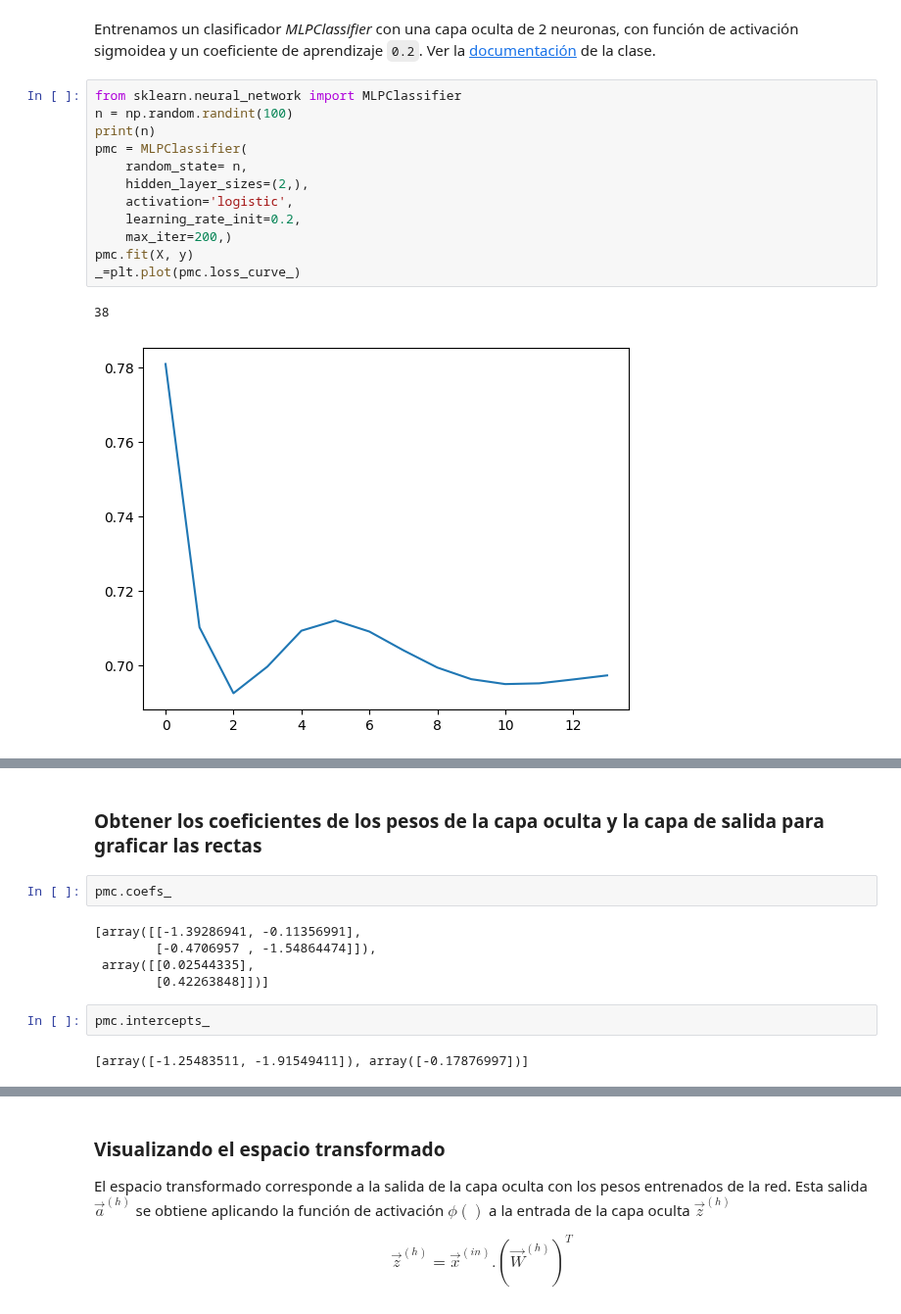
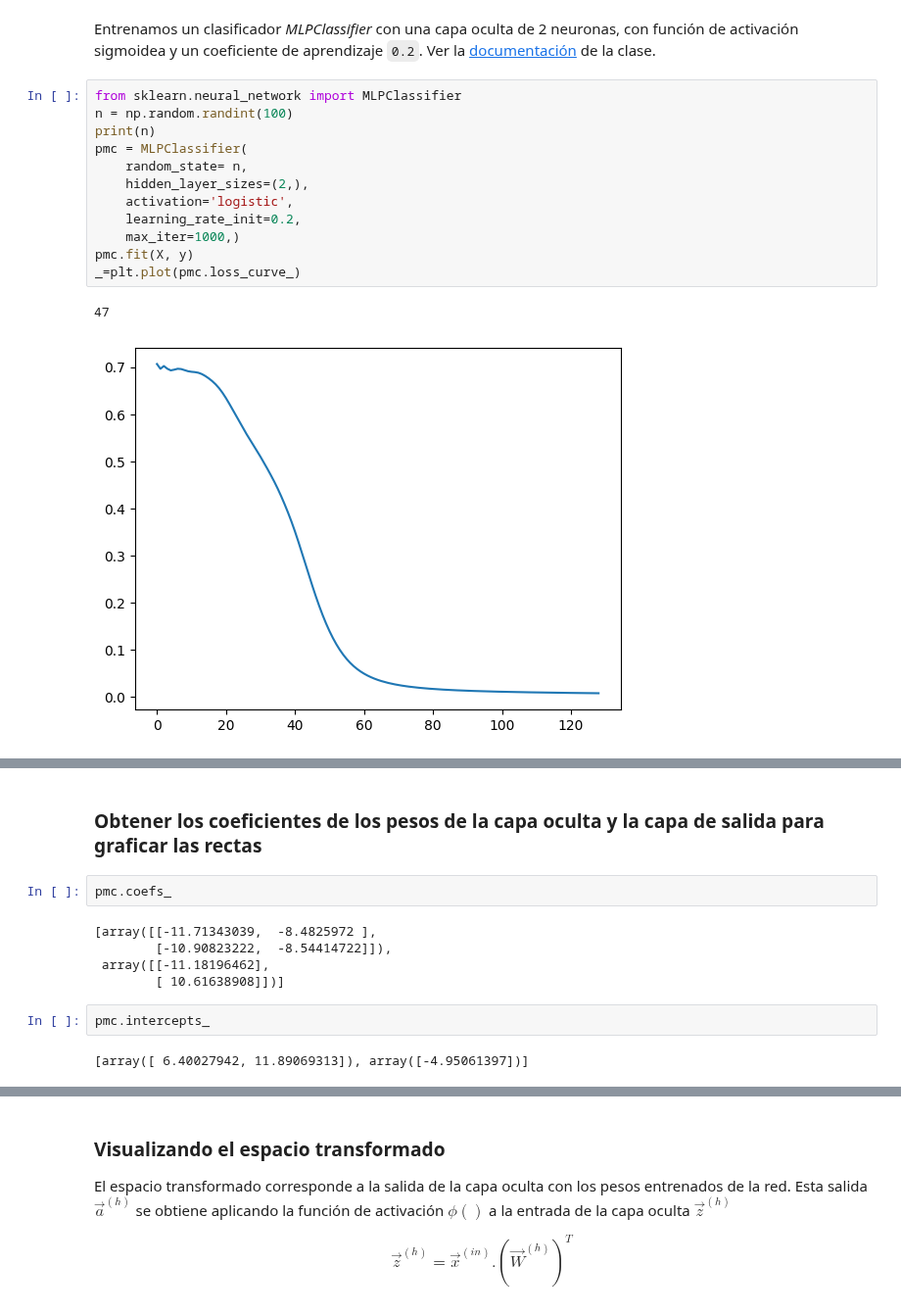
Before and after one commit to DinoMondino/IA, a Jupyter notebook: _6_PS_PMC/PerceptrónMulticapa.ipynb, the cells around one changed output, grey strips where cells are left out. Shown at 98% size. Drawn from its saved outputs; the diff is of its cells as text.

```diff
--- a/_6_PS_PMC/PerceptrónMulticapa.ipynb
+++ b/_6_PS_PMC/PerceptrónMulticapa.ipynb
@@ -140,18 +140,18 @@ Entrenamos un clasificador _MLPClassifier_ con una capa oculta de 2 neuronas, co
 # %%
 from sklearn.neural_network import MLPClassifier
 n = np.random.randint(100)
 print(n)
 pmc = MLPClassifier(
     random_state= n,
     hidden_layer_sizes=(2,),
     activation='logistic',
     learning_rate_init=0.2,
-    max_iter=200,)
+    max_iter=1000,)
 pmc.fit(X, y)
 _=plt.plot(pmc.loss_curve_)
 # %% [output]
-38
+47
-[figure, old version]
+[figure, new version]
 # %% [markdown]
 Como vimos en clase de teoría. Las neuronas en la capa oculta, estarían realizando una transformación. Es decir, mapean el espacio de entrada (X) a un nuevo espacio (X') donde los patrones pueden ser linealmente separados por el nodo en la capa de salida.
 <pre>
@@ -170,14 +170,14 @@ $$ w_{02} + x_1 w_{12} + x_2 w_{22} = 0$$
 # %%
 pmc.coefs_
 # %% [output]
-[array([[-1.39286941, -0.11356991],
-        [-0.4706957 , -1.54864474]]),
- array([[0.02544335],
-        [0.42263848]])]
+[array([[-11.71343039,  -8.4825972 ],
+        [-10.90823222,  -8.54414722]]),
+ array([[-11.18196462],
+        [ 10.61638908]])]
 # %%
 pmc.intercepts_
 # %% [output]
-[array([-1.25483511, -1.91549411]), array([-0.17876997])]
+[array([ 6.40027942, 11.89069313]), array([-4.95061397])]
 # %%
 #Armar la matriz Wh y Wo
 # Extrae las matrices de pesos Wh and Wo
```
Also changed, not shown: parts of 8 cells of this notebook.
